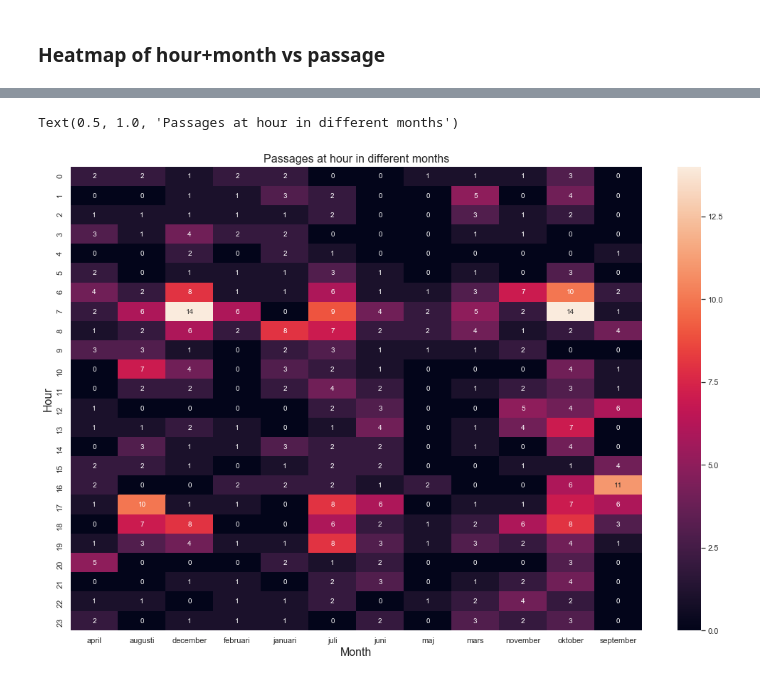
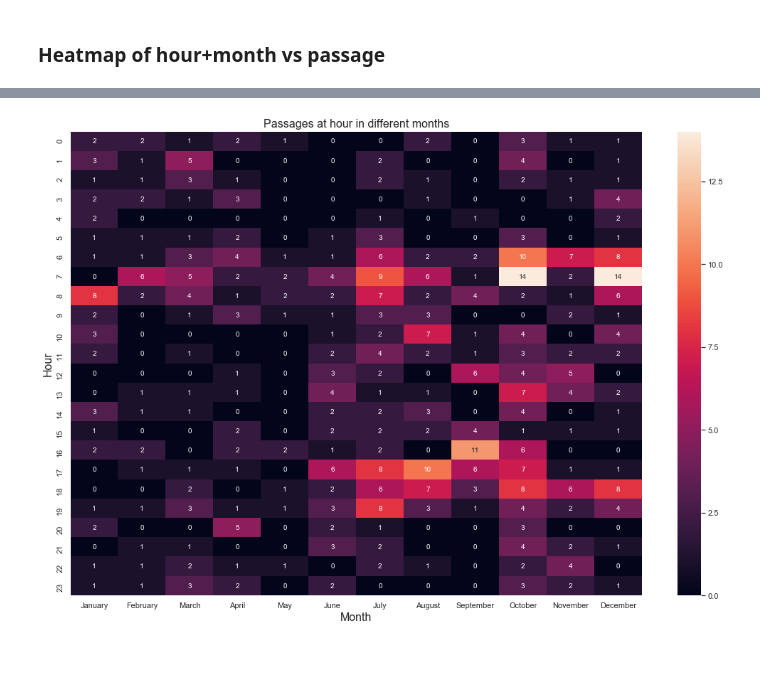
Before and after one commit to maxlund/johannas, a Jupyter notebook: johannas.ipynb, the cells around one changed output, grey strips where cells are left out. Saved outputs shown, nothing was run; the diff lists cells and outputs as text; code cells hidden in the pictures.

Commit message:
fix month ordering

```diff
--- a/johannas.ipynb
+++ b/johannas.ipynb
@@ -248,0 +295,4 @@ hour_month = gi.groupby(['DATE.1', 'HOUR']).sum()['Passage'].reset_index()
+# %%
+hour_month = add_month_digits(hour_month)
+# %%
+hour_month = hour_month.sort_values(by=['i','HOUR'])
@@ -249,6 +320,8 @@ hour_month = gi.groupby(['DATE.1', 'HOUR']).sum()['Passage'].reset_index()
+# %%
+hour_month = hour_month[['i', 'HOUR', 'Passage']]
 # %%
 hour_month = hour_month.rename(index=str,
-                               columns={"DATE.1": "Month",
+                               columns={"i": "Month",
                                         "HOUR": "Hour"})
 # %%
 hour_month = hour_month.pivot('Hour', 'Month', 'Passage')
@@ -257,9 +351,13 @@ hour_month.fillna(0, inplace=True)
 # %%
 fig, ax = plt.subplots(figsize=(18,12))
 sns.heatmap(hour_month, ax=ax, annot=True)
 ax.set_xlabel('Month', fontsize=16)
 ax.set_ylabel('Hour', fontsize=16)
 ax.set_title('Passages at hour in different months', fontsize=16)
+_=ax.set_xticklabels(
+    ['January','February','March','April','May',
+     'June','July','August','September','October',
+     'November','December']
+)
 # %% [output]
-Text(0.5, 1.0, 'Passages at hour in different months')
-[figure, old version]
+[figure, new version]
```
Also changed, not shown: parts of 13 cells of this notebook.
